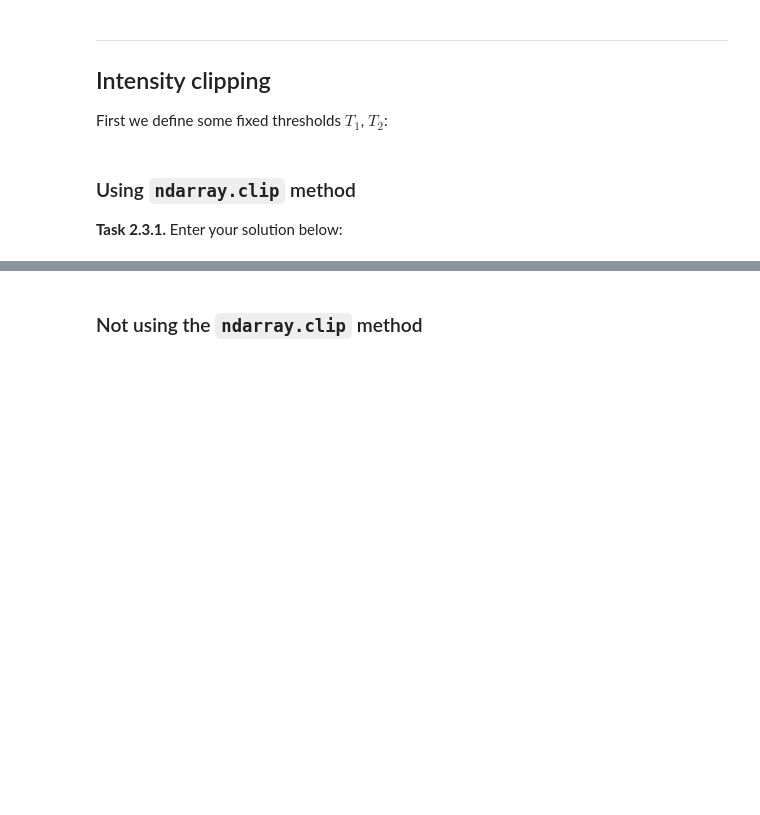
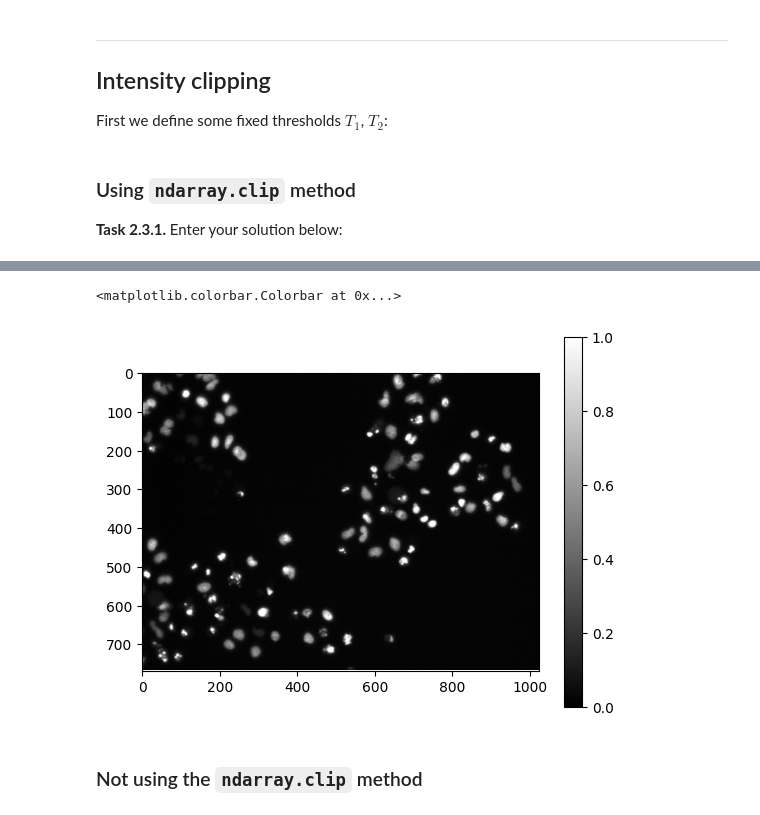
Before and after one commit to Theresa-F/mobi-fs3-python, a Jupyter notebook: task2.ipynb, the cells around one changed output, grey strips where cells are left out. Saved outputs shown, nothing was run; the diff lists cells and outputs as text; code cells hidden in the pictures; blank space fills up the shorter version.

```diff
--- a/task2.ipynb
+++ b/task2.ipynb
@@ -47,3 +54,10 @@ T2 = 0.59
+# %%
+#Vergleich mit Ursprungsbild
+plt.imshow(img, 'gray')
+plt.colorbar()
+# %% [output]
+<matplotlib.colorbar.Colorbar at 0x...>
+[figure, added]
 # %% [markdown]
 ### Not using the `ndarray.clip` method
 # %% [markdown]
```
Also changed, not shown: parts of 2 cells of this notebook.
